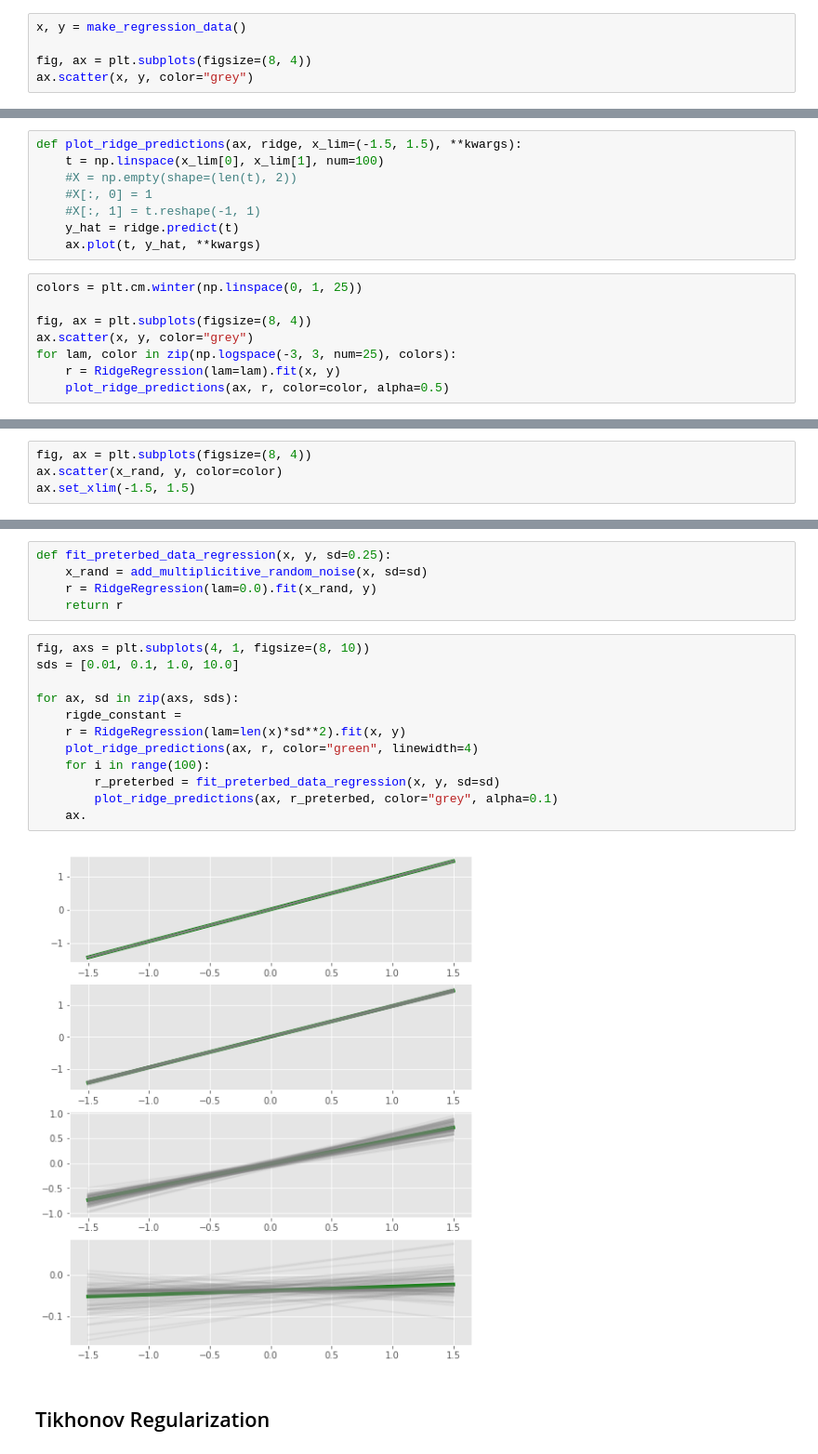
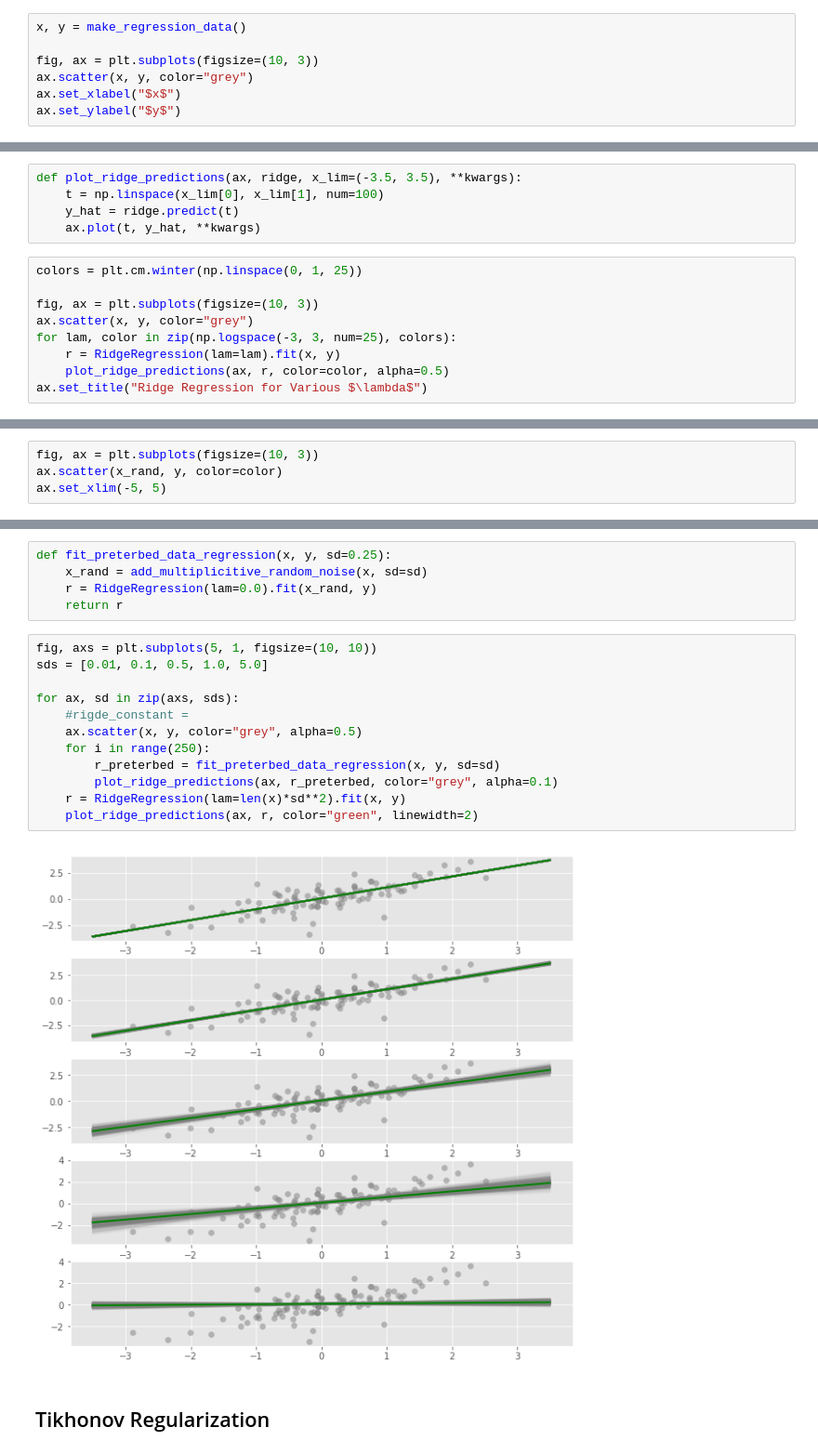
Before and after one commit to madrury/ridge-regression-and-noisy-predictors, a Jupyter notebook: ridge-regression-and-noisy-predictors.ipynb, the cells around one changed output, grey strips where cells are left out. Shown: that part at 93% size. Cells and saved outputs as stored; diff of their text form.

```diff
--- a/ridge-regression-and-noisy-predictors.ipynb
+++ b/ridge-regression-and-noisy-predictors.ipynb
@@ -45,6 +47,8 @@ def make_regression_data(b=0, m=1, N=100, sd=0.25):
 # %%
 x, y = make_regression_data()
 
-fig, ax = plt.subplots(figsize=(8, 4))
+fig, ax = plt.subplots(figsize=(10, 3))
 ax.scatter(x, y, color="grey")
+ax.set_xlabel("$x$")
+ax.set_ylabel("$y$")
 # %% [output]
@@ -53,17 +57,15 @@ ax.scatter(x, y, color="grey")
 # %%
-def plot_ridge_predictions(ax, ridge, x_lim=(-1.5, 1.5), **kwargs):
+def plot_ridge_predictions(ax, ridge, x_lim=(-3.5, 3.5), **kwargs):
     t = np.linspace(x_lim[0], x_lim[1], num=100)
-    #X = np.empty(shape=(len(t), 2))
-    #X[:, 0] = 1
-    #X[:, 1] = t.reshape(-1, 1)
     y_hat = ridge.predict(t)
     ax.plot(t, y_hat, **kwargs)
 # %%
 colors = plt.cm.winter(np.linspace(0, 1, 25))
 
-fig, ax = plt.subplots(figsize=(8, 4))
+fig, ax = plt.subplots(figsize=(10, 3))
 ax.scatter(x, y, color="grey")
 for lam, color in zip(np.logspace(-3, 3, num=25), colors):
     r = RidgeRegression(lam=lam).fit(x, y)
     plot_ridge_predictions(ax, r, color=color, alpha=0.5)
+ax.set_title("Ridge Regression for Various $\lambda$")
 # %% [output]
@@ -99,5 +102,5 @@ ax.set_xlim(-1.5, 1.5)
 # %%
-fig, ax = plt.subplots(figsize=(8, 4))
+fig, ax = plt.subplots(figsize=(10, 3))
 ax.scatter(x_rand, y, color=color)
-ax.set_xlim(-1.5, 1.5)
+ax.set_xlim(-5, 5)
 # %% [output]
@@ -109,19 +112,19 @@ def fit_preterbed_data_regression(x, y, sd=0.25):
     r = RidgeRegression(lam=0.0).fit(x_rand, y)
     return r
 # %%
-fig, axs = plt.subplots(4, 1, figsize=(8, 10))
-sds = [0.01, 0.1, 1.0, 10.0]
+fig, axs = plt.subplots(5, 1, figsize=(10, 10))
+sds = [0.01, 0.1, 0.5, 1.0, 5.0]
 
 for ax, sd in zip(axs, sds):
-    rigde_constant =
-    r = RidgeRegression(lam=len(x)*sd**2).fit(x, y)
-    plot_ridge_predictions(ax, r, color="green", linewidth=4)
-    for i in range(100):
+    #rigde_constant =
+    ax.scatter(x, y, color="grey", alpha=0.5)
+    for i in range(250):
         r_preterbed = fit_preterbed_data_regression(x, y, sd=sd)
         plot_ridge_predictions(ax, r_preterbed, color="grey", alpha=0.1)
-    ax.
+    r = RidgeRegression(lam=len(x)*sd**2).fit(x, y)
+    plot_ridge_predictions(ax, r, color="green", linewidth=2)
 # %% [output]
-[figure, old version]
+[figure, new version]
 # %% [markdown]
 ## Tikhonov Regularization
 # %% [markdown]
```
Also changed, not shown: parts of 6 cells of this notebook.
